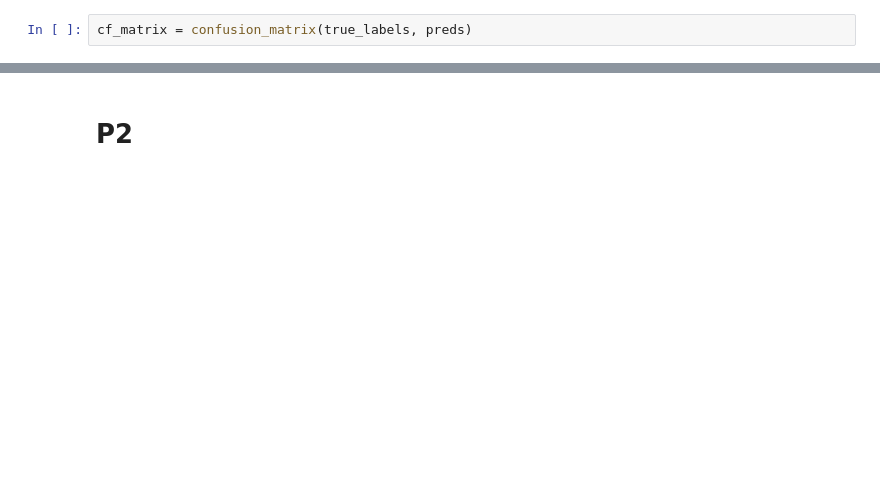
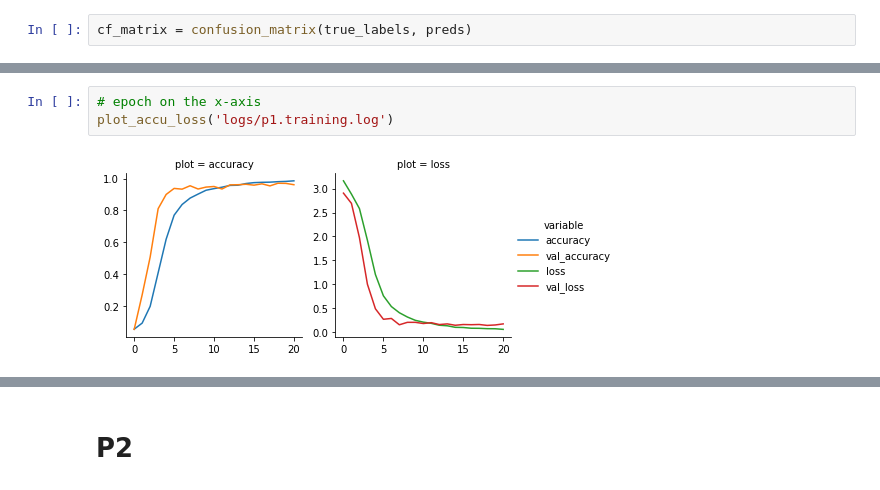
Before and after one commit to RuolinZheng08/cmsc33750-machine-learning-and-cancer, a Jupyter notebook: hw4/hw4_eval.ipynb, the cells around one changed output, grey strips where cells are left out. Saved outputs shown, nothing was run; the diff lists cells and outputs as text; blank space fills up the shorter version.

```diff
--- a/hw4/hw4_eval.ipynb
+++ b/hw4/hw4_eval.ipynb
@@ -90,0 +94,5 @@ The test error is 0.13593116402626038, and the accuracy is 0.970370352268219. We
+# %%
+# epoch on the x-axis
+plot_accu_loss('logs/p1.training.log')
+# %% [output]
+[figure, added]
```
Also changed, not shown: parts of 33 cells of this notebook, 2 other files.
